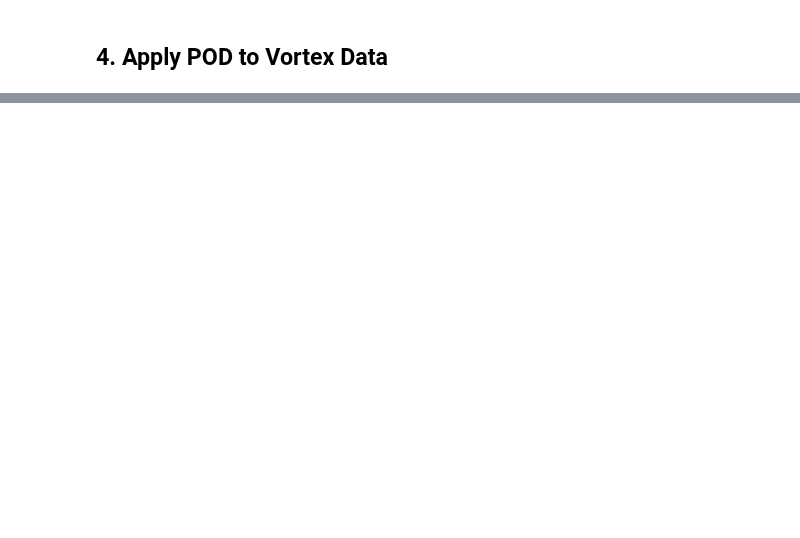
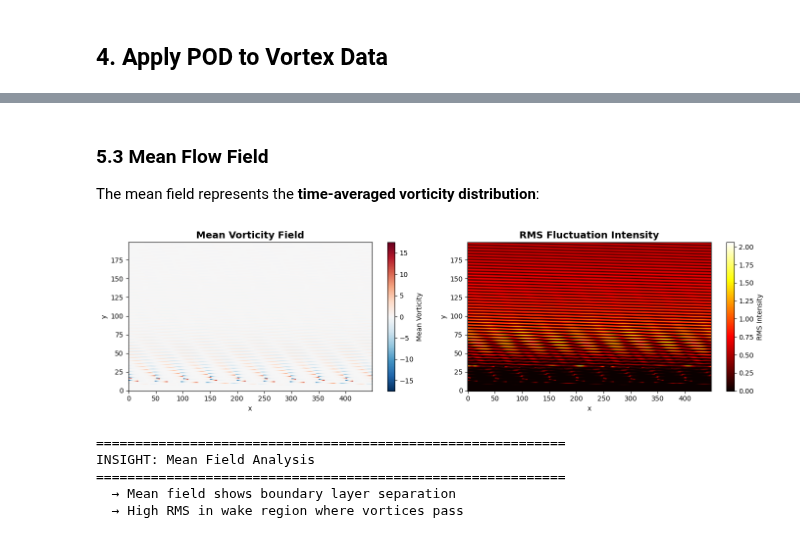
Before and after one commit to rezamirzaei/POD_Analysis_for_vortex_shedding_data, a Jupyter notebook: pod_analysis.ipynb, the cells around one changed output, grey strips where cells are left out. Saved outputs shown, nothing was run; the diff lists cells and outputs as text; code cells hidden in the pictures; blank space fills up the shorter version.

```diff
--- a/pod_analysis.ipynb
+++ b/pod_analysis.ipynb
@@ -644,0 +306,41 @@ POD RESULTS:
+# %% [markdown]
+### 5.3 Mean Flow Field
+
+The mean field represents the **time-averaged vorticity distribution**:
+# %%
+fig, axes = plt.subplots(1, 2, figsize=(14, 4))
+
+# Mean field
+mean_field = pod.mean.reshape((ny, nx), order='C')
+vmax = np.abs(mean_field).max()
+im1 = axes[0].imshow(mean_field, cmap='RdBu_r', origin='lower',
+                     aspect='auto', vmin=-vmax, vmax=vmax)
+axes[0].set_title('Mean Vorticity Field', fontsize=14, fontweight='bold')
+axes[0].set_xlabel('x')
+axes[0].set_ylabel('y')
+plt.colorbar(im1, ax=axes[0], label='Mean Vorticity')
+
+# Fluctuation RMS
+fluctuations = X - pod.mean
+rms_field = np.std(X, axis=0).reshape((ny, nx), order='C')
+im2 = axes[1].imshow(rms_field, cmap='hot', origin='lower', aspect='auto')
+axes[1].set_title('RMS Fluctuation Intensity', fontsize=14, fontweight='bold')
+axes[1].set_xlabel('x')
+axes[1].set_ylabel('y')
+plt.colorbar(im2, ax=axes[1], label='RMS Intensity')
+
+plt.tight_layout()
+plt.show()
+
+print(f'\n{"="*60}')
+print('INSIGHT: Mean Field Analysis')
+print(f'{"="*60}')
+print(f'  → Mean field shows boundary layer separation')
+print(f'  → High RMS in wake region where vortices pass')
+# %% [output]
+[figure, added]
+============================================================
+INSIGHT: Mean Field Analysis
+============================================================
+  → Mean field shows boundary layer separation
+  → High RMS in wake region where vortices pass
```
Also changed, not shown: parts of 48 cells of this notebook.
